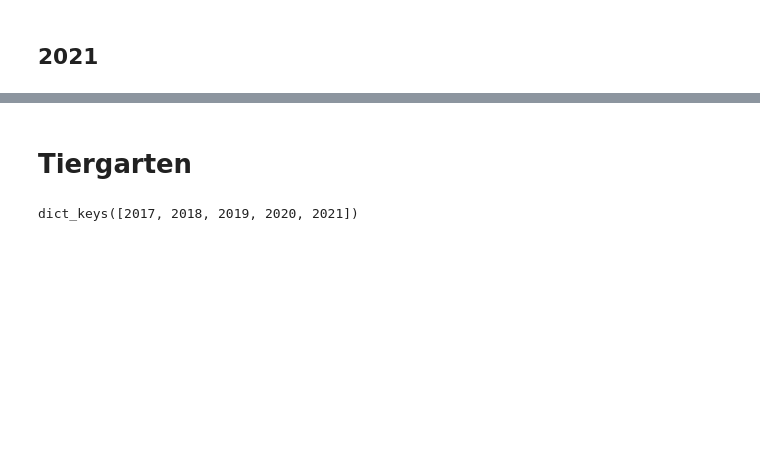
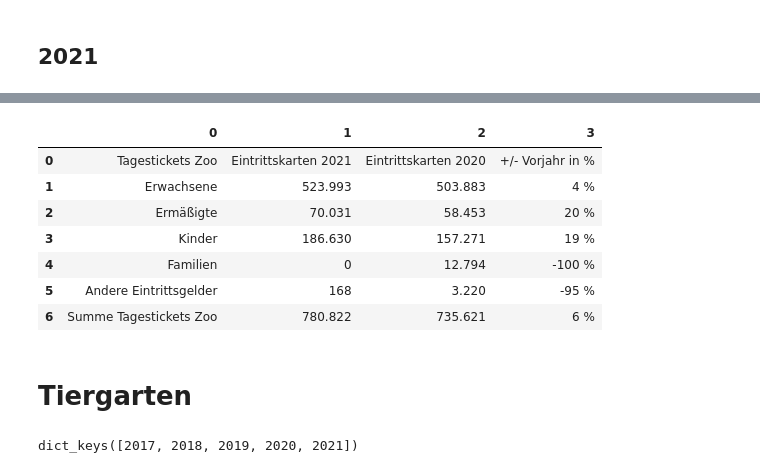
Before and after one commit to Ben-physics-dotcom/VdZ_aDataScienceProject, a Jupyter notebook: Pre_cleaning/Berlin.ipynb, the cells around one changed output, grey strips where cells are left out. Saved outputs shown, nothing was run; the diff lists cells and outputs as text; code cells hidden in the pictures; blank space fills up the shorter version.

```diff
--- a/Pre_cleaning/Berlin.ipynb
+++ b/Pre_cleaning/Berlin.ipynb
@@ -95,4 +97,15 @@ dict_keys([0, 1, 2, 3, 4, 5, 6, 7, 8, 9, 10, 11, 12, 13, 14, 15, 16, 17, 18, 19,
 del21 = [4]
 # %%
 zoo = clean_zoo(zoo, 2021, del21)
+# %%
+zoo[2021][0]
+# %% [output]
+|  | 0 | 1 | 2 | 3 |
+| 0 | Tagestickets Zoo | Eintrittskarten 2021 | Eintrittskarten 2020 | +/- Vorjahr in % |
+| 1 | Erwachsene | 523.993 | 503.883 | 4 % |
+| 2 | Ermäßigte | 70.031 | 58.453 | 20 % |
+| 3 | Kinder | 186.630 | 157.271 | 19 % |
+| 4 | Familien | 0 | 12.794 | -100 % |
+| 5 | Andere Eintrittsgelder | 168 | 3.220 | -95 % |
+| 6 | Summe Tagestickets Zoo | 780.822 | 735.621 | 6 % |
 # %%
```
Also changed, not shown: parts of 10 cells of this notebook.
